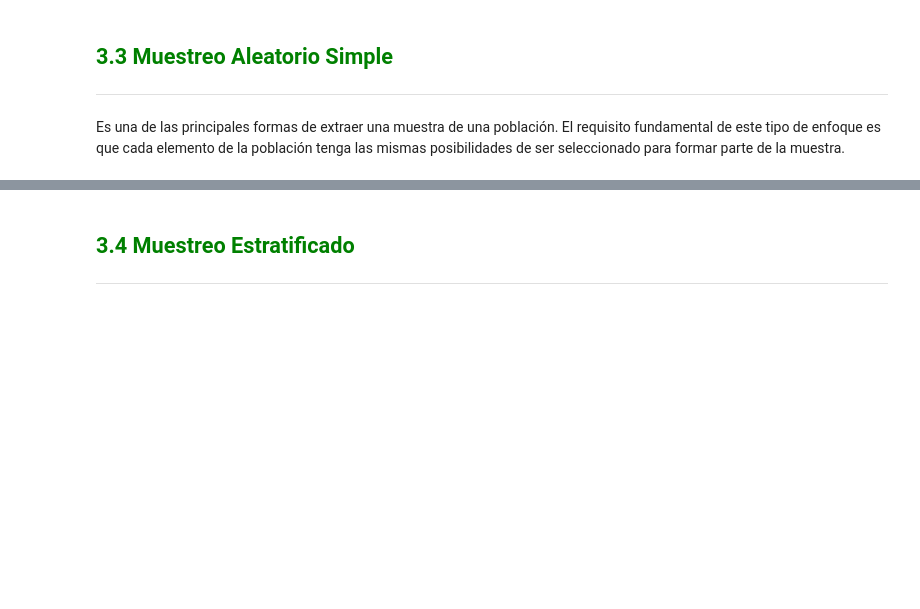
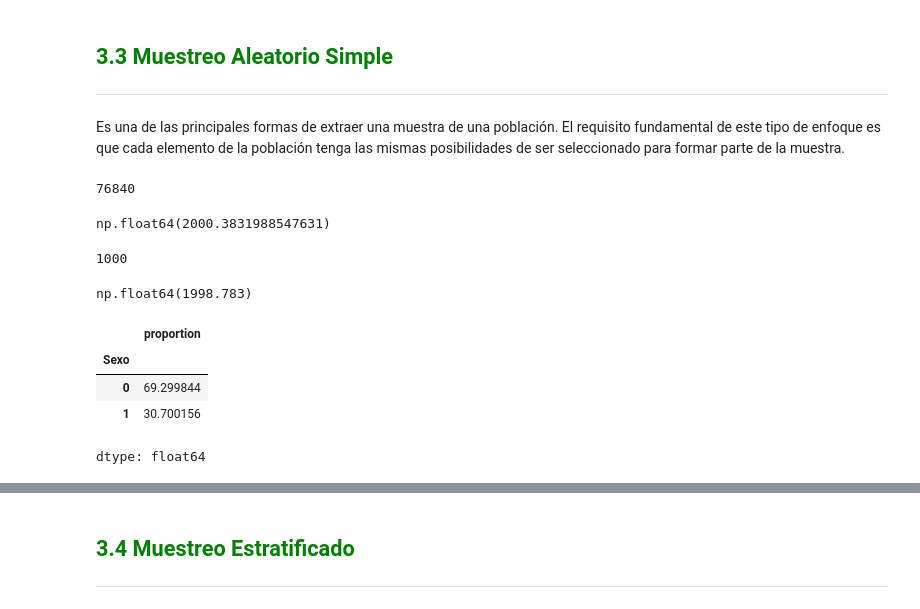
Before and after one commit to MarteDevs/estadistica-con-python-probabilidad-y-muestreo, a Jupyter notebook: Inicial.ipynb, the cells around one changed output, grey strips where cells are left out. Cells and saved outputs as stored; diff of their text form; code cells hidden in the pictures; blank space fills up the shorter version.

```diff
--- a/Inicial.ipynb
+++ b/Inicial.ipynb
@@ -1067,3 +1067,35 @@ Cuando la población es finita pero muy grande, el costo de un censo puede hacer
 ***
 # %% [markdown]
 Es una de las principales formas de extraer una muestra de una población. El requisito fundamental de este tipo de enfoque es que cada elemento de la población tenga las mismas posibilidades de ser seleccionado para formar parte de la muestra.
+# %%
+# Volvemos a cargar el DataFrame datos, ya que la variable fue sobreescrita más adelante en el notebook
+datos = pd.read_csv('/content/datos.csv', encoding='latin1')
+datos.shape[0]
+# observamos el tamaño total de filas que tiene el banco de datos
+# %% [output]
+76840
+# %%
+datos.Ingreso.mean()
+# calculamos la media de ingreso
+# %% [output]
+np.float64(2000.3831988547631)
+# %%
+muestra = datos.sample(n = 1000, random_state= 101)
+muestra.shape[0]
+# selecionamos nuestra muestra, en esete caso la cantidad y dar una semilla para reproducir mismos datos
+# %% [output]
+1000
+# %%
+muestra.Ingreso.mean()
+# obtenemos otra media, tenemos diferencia en la original
+# %% [output]
+np.float64(1998.783)
+# %%
+# Debemos selecionarlar los datos represenattivos y asegurarnos de eso
+datos.Sexo.value_counts(normalize=True) * 100
+# %% [output]
+|  | proportion |
+| Sexo |  |
+| 0 | 69.299844 |
+| 1 | 30.700156 |
+dtype: float64
```
Also changed, not shown: parts of 3 cells of this notebook.
